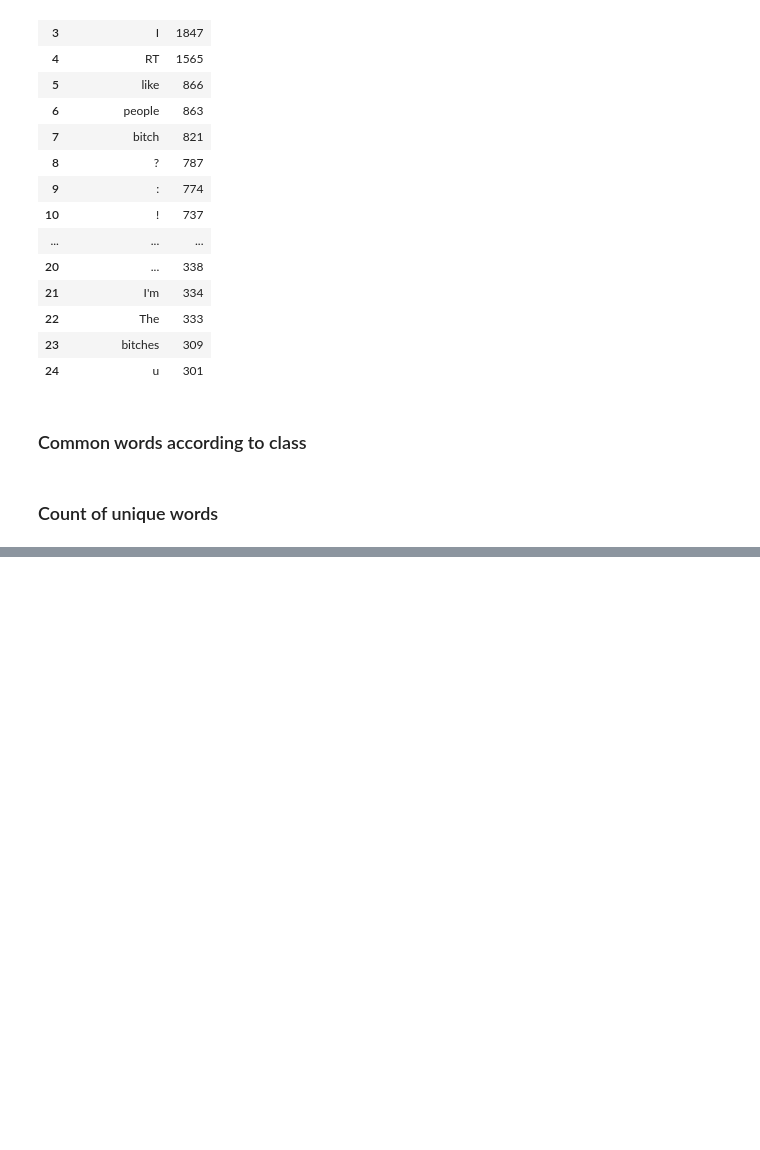
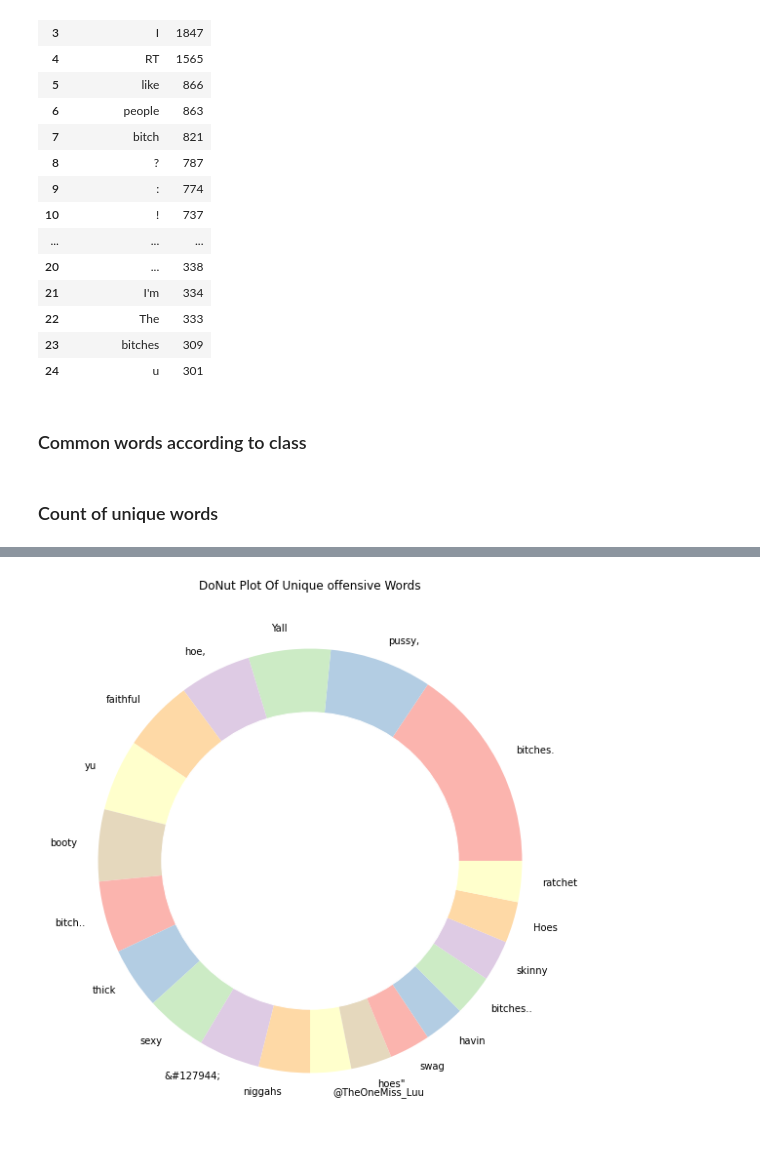
Before and after one commit to uadR1/nlphatespeech, a Jupyter notebook: Hina/count_words_per_class.ipynb, the cells around one changed output, grey strips where cells are left out. Saved outputs shown, nothing was run; the diff lists cells and outputs as text; code cells hidden in the pictures; blank space fills up the shorter version.

```diff
--- a/Hina/count_words_per_class.ipynb
+++ b/Hina/count_words_per_class.ipynb
@@ -382 +339,11 @@ AttributeError: 'AxesSubplot' object has no attribute 'plt'
+# %%
+plt.figure(figsize=(16,10))
+my_circle=plt.Circle((0,0), 0.7, color='white')
+plt.pie(Uniqueoffensive['count'], labels=Uniqueoffensive.words, colors=Pastel1_7.hex_colors)
+p=plt.gcf()
+p.gca().add_artist(my_circle)
+plt.title('DoNut Plot Of Unique offensive Words')
+plt.show()
+# %% [output]
+[figure, added]
 # %%
```
Also changed, not shown: parts of 8 cells of this notebook.
